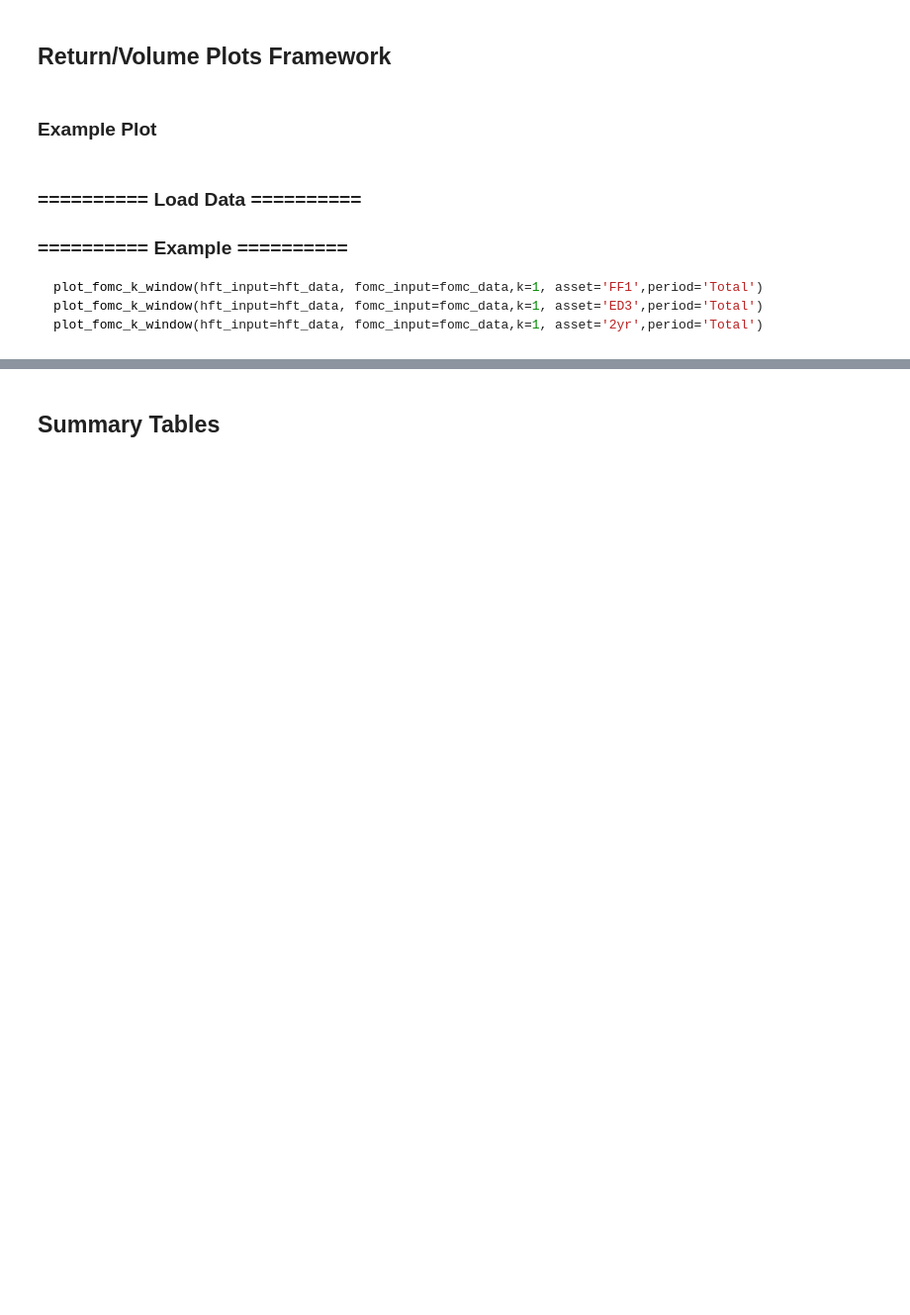
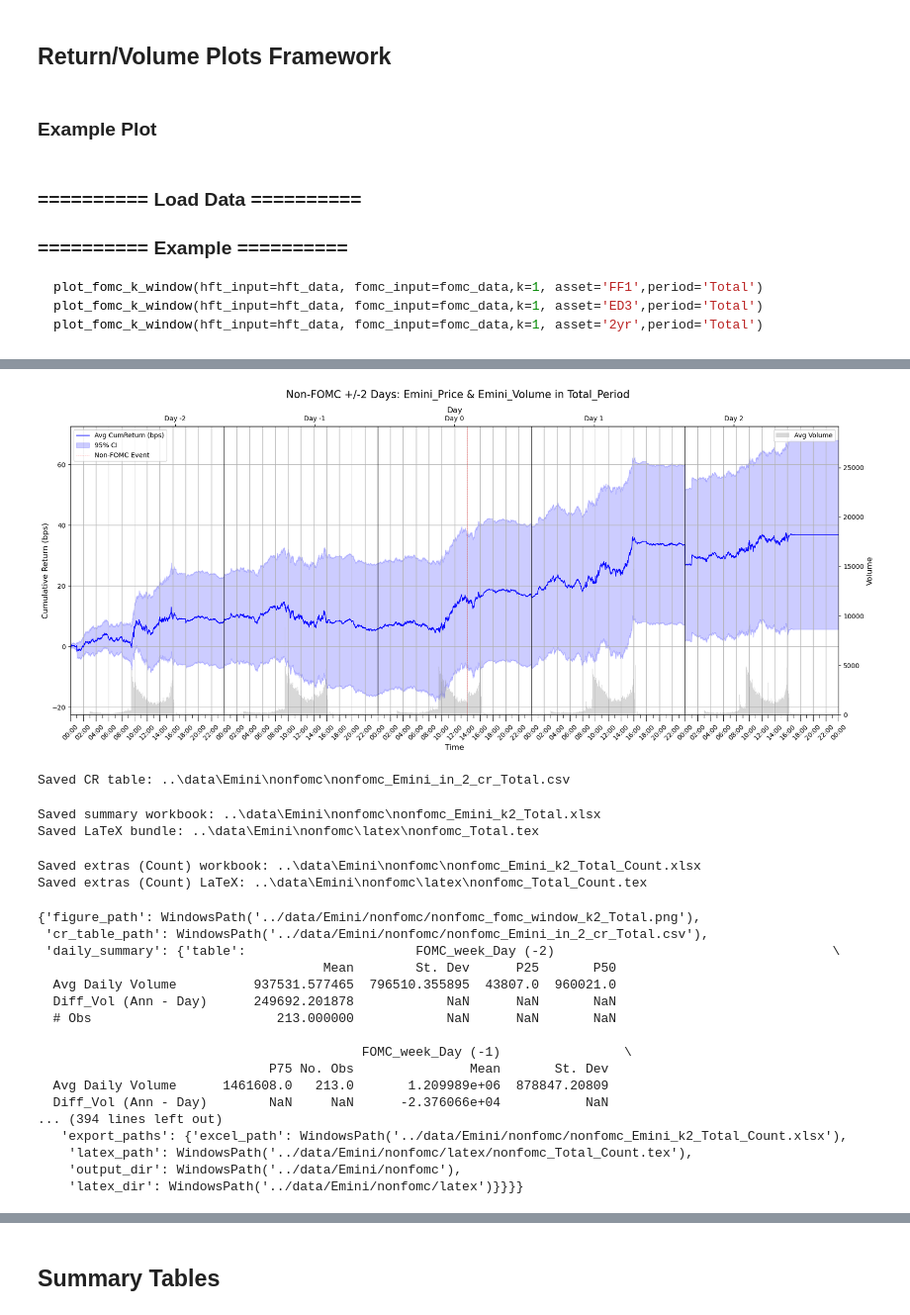
Before and after one commit to UniGala/FOMC_HFT_STOCK_BOND, a Jupyter notebook: PROJECT/Analysis5.ipynb, the cells around one changed output, grey strips where cells are left out. Shown at 99% size. Saved outputs shown, nothing was run; the diff lists cells and outputs as text; code cells hidden in the pictures; blank space fills up the shorter version.

```diff
--- a/PROJECT/Analysis5.ipynb
+++ b/PROJECT/Analysis5.ipynb
@@ -1128,0 +1188,11 @@ plot_fomc_k_window_enhanced(hft_input=hft_data, fomc_input=fomc_data,k=0, asset=
+# %%
+plot_fomc_k_window_enhanced(
+    hft_input=emini_hft,
+    fomc_input=non_fomc_data,
+    k=2,
+    asset='Emini',
+    period='Total',
+    extra_metrics={'Count': 'Emini_Count'},
+    fomc_type='nonfomc'
+)
+# %% [output]
@@ -1129,3 +1201,26 @@ plot_fomc_k_window_enhanced(hft_input=hft_data, fomc_input=fomc_data,k=0, asset=
+[figure, added]
+Saved CR table: ..\data\Emini\nonfomc\nonfomc_Emini_in_2_cr_Total.csv
+Saved summary workbook: ..\data\Emini\nonfomc\nonfomc_Emini_k2_Total.xlsx
+Saved LaTeX bundle: ..\data\Emini\nonfomc\latex\nonfomc_Total.tex
+Saved extras (Count) workbook: ..\data\Emini\nonfomc\nonfomc_Emini_k2_Total_Count.xlsx
+Saved extras (Count) LaTeX: ..\data\Emini\nonfomc\latex\nonfomc_Total_Count.tex
+{'figure_path': WindowsPath('../data/Emini/nonfomc/nonfomc_fomc_window_k2_Total.png'),
+ 'cr_table_path': WindowsPath('../data/Emini/nonfomc/nonfomc_Emini_in_2_cr_Total.csv'),
+ 'daily_summary': {'table':                      FOMC_week_Day (-2)                                    \
+                                     Mean        St. Dev      P25       P50
+  Avg Daily Volume          937531.577465  796510.355895  43807.0  960021.0
+  Diff_Vol (Ann - Day)      249692.201878            NaN      NaN       NaN
+  # Obs                        213.000000            NaN      NaN       NaN
+
+                                          FOMC_week_Day (-1)                \
+                              P75 No. Obs               Mean       St. Dev
+  Avg Daily Volume      1461608.0   213.0       1.209989e+06  878847.20809
+  Diff_Vol (Ann - Day)        NaN     NaN      -2.376066e+04           NaN
+... (394 lines left out)
+   'export_paths': {'excel_path': WindowsPath('../data/Emini/nonfomc/nonfomc_Emini_k2_Total_Count.xlsx'),
+    'latex_path': WindowsPath('../data/Emini/nonfomc/latex/nonfomc_Total_Count.tex'),
+    'output_dir': WindowsPath('../data/Emini/nonfomc'),
+    'latex_dir': WindowsPath('../data/Emini/nonfomc/latex')}}}}
 # %%
 plot_fomc_k_window_enhanced(
     hft_input=emini_hft,
```
Also changed, not shown: parts of 10 cells of this notebook, 8 other files.
